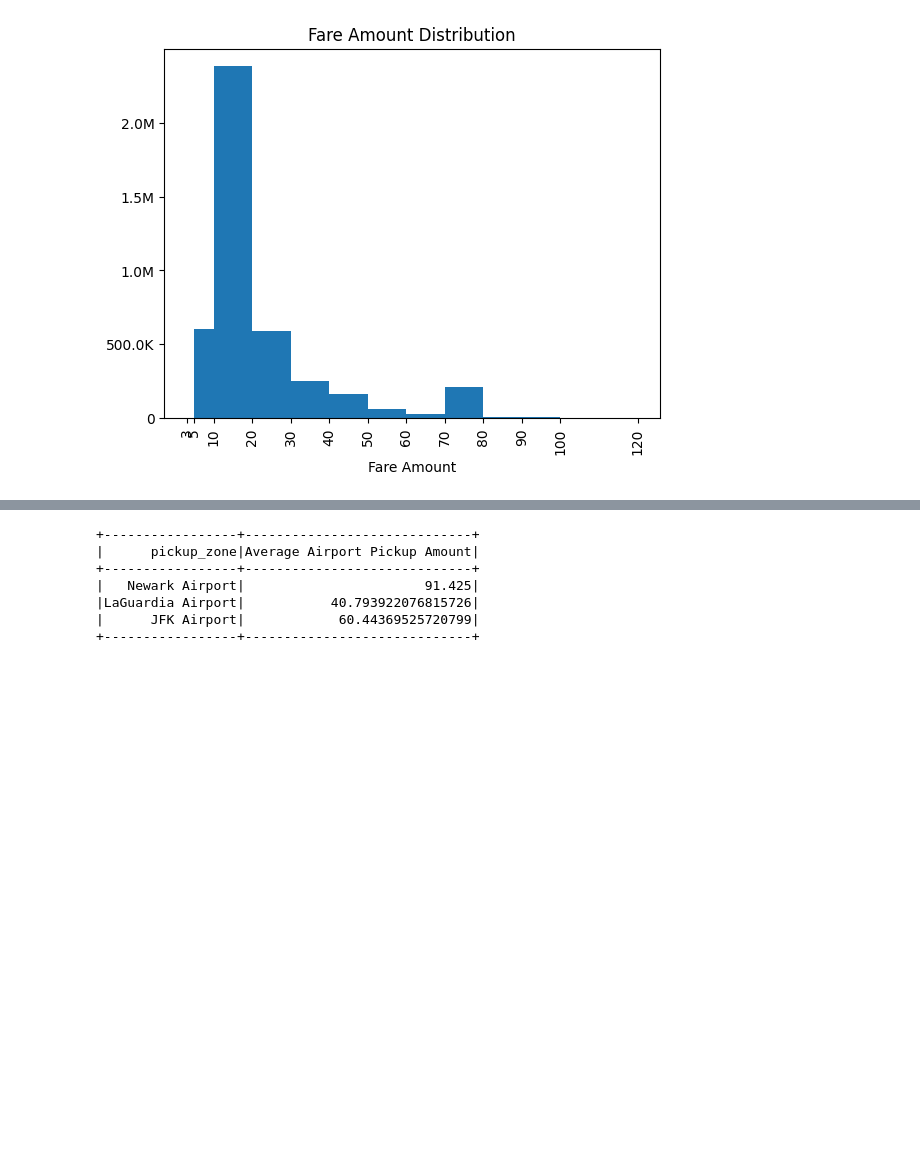
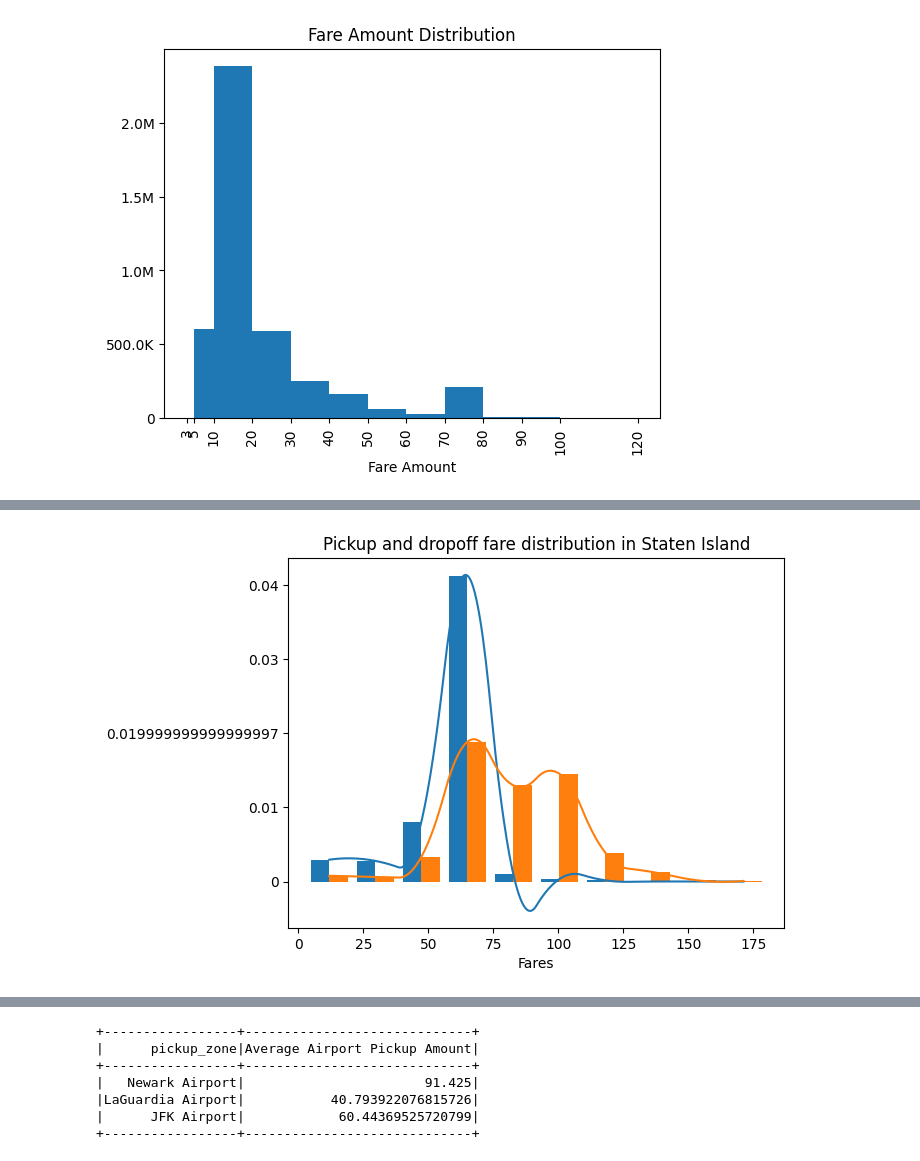
Before and after one commit to NavyaKiran/NYCTaxiFarePrediciton, a Jupyter notebook: NYC_Taxi_Fare_Prediction.ipynb, the cells around one changed output, grey strips where cells are left out. Saved outputs shown, nothing was run; the diff lists cells and outputs as text; code cells hidden in the pictures; blank space fills up the shorter version.

```diff
--- a/NYC_Taxi_Fare_Prediction.ipynb
+++ b/NYC_Taxi_Fare_Prediction.ipynb
@@ -731,0 +796,9 @@ average_fare_across_dropoff_borough.show()
+# %%
+pickup_si = data.filter(data['pickup_borough'] == 'Staten Island').select(fn.col('fare_amount'))
+dropoff_si = data.filter(data['dropoff_borough'] == 'Staten Island').select(fn.col('fare_amount'))
+distplot(plt.gca(), [pickup_si, dropoff_si])
+plt.xlabel('Fares')
+plt.title("Pickup and dropoff fare distribution in Staten Island")
+plt.show()
+# %% [output]
+[figure, added]
```
Also changed, not shown: parts of 35 cells of this notebook.
